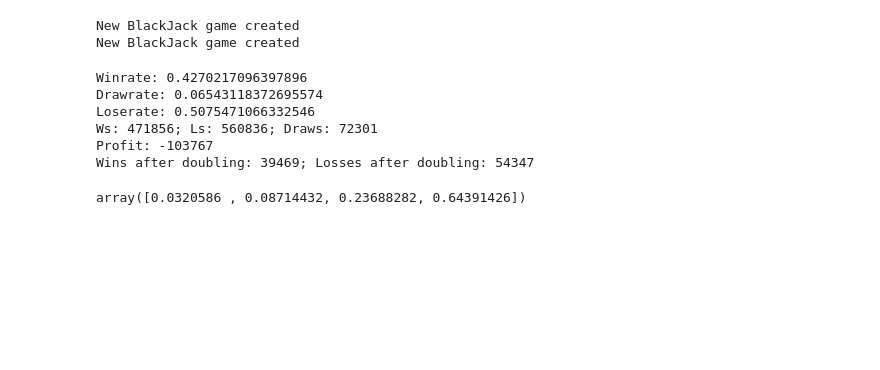
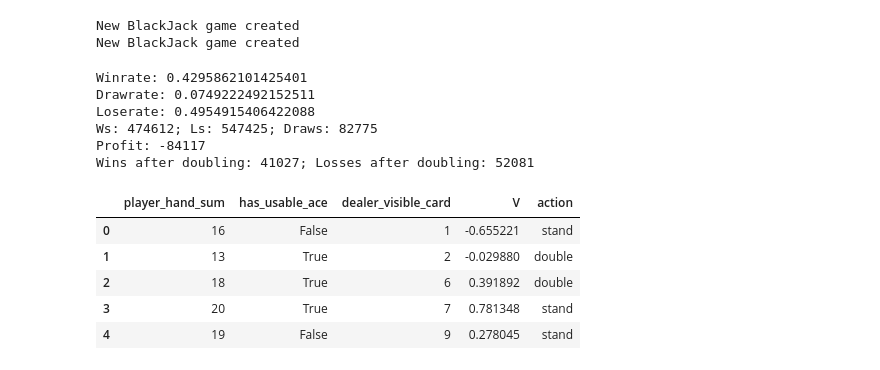
Before and after one commit to i4ata/RLPproject, a Jupyter notebook: Off-policy MCC.ipynb, the cells around one changed output. Drawn from its saved outputs; the diff is of its cells as text; code cells hidden in the pictures; blank space fills up the shorter version.

```diff
--- a/Off-policy MCC.ipynb
+++ b/Off-policy MCC.ipynb
@@ -83,11 +88,11 @@ np.save("data/MCCoff", stats)
 # %%
-rewards = game.test_policy(pi, 1_000_000)
+rewards = game.test_policy(pi, 1_000_000, verbose = 1)
 # %% [output]
-Winrate: 0.4270217096397896
-Drawrate: 0.06543118372695574
-Loserate: 0.5075471066332546
-Ws: 471856; Ls: 560836; Draws: 72301
-Profit: -103767
-Wins after doubling: 39469; Losses after doubling: 54347
+Winrate: 0.4295862101425401
+Drawrate: 0.0749222492152511
+Loserate: 0.4954915406422088
+Ws: 474612; Ls: 547425; Draws: 82775
+Profit: -84117
+Wins after doubling: 41027; Losses after doubling: 52081
 # %%
 rewards_freq = np.unique(rewards, return_counts = True)[1]
@@ -95,4 +100,12 @@ np.save("MCCoff", rewards_freq)
-# %%
-softmax([1,2,3,4])
-# %% [output]
-array([0.0320586 , 0.08714432, 0.23688282, 0.64391426])
+# %%
+df = pd.DataFrame(list(pi.keys()), columns = ["player_hand_sum", "has_usable_ace", "dealer_visible_card"])
+df["V"] = [Q[state][pi[state]] for state in pi]
+df["action"] = pi.values()
+df.head()
+# %% [output]
+|  | player_hand_sum | has_usable_ace | dealer_visible_card | V | action |
+| 0 | 16 | False | 1 | -0.655221 | stand |
+| 1 | 13 | True | 2 | -0.029880 | double |
+| 2 | 18 | True | 6 | 0.391892 | double |
+| 3 | 20 | True | 7 | 0.781348 | stand |
+| 4 | 19 | False | 9 | 0.278045 | stand |
```
Also changed, not shown: parts of 9 cells of this notebook, 8 other files.
